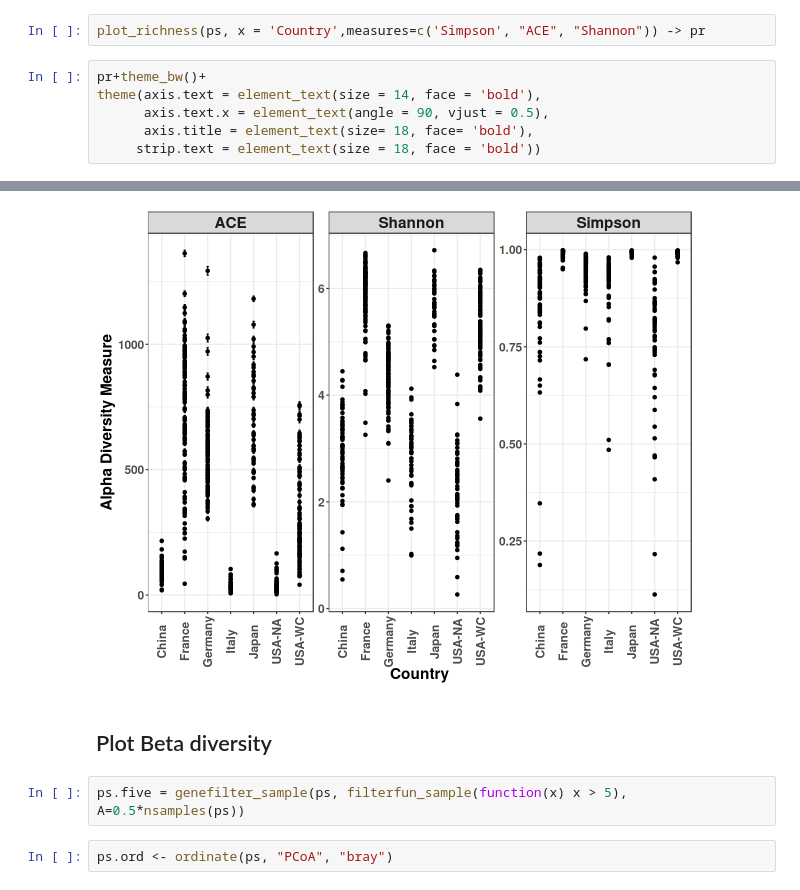
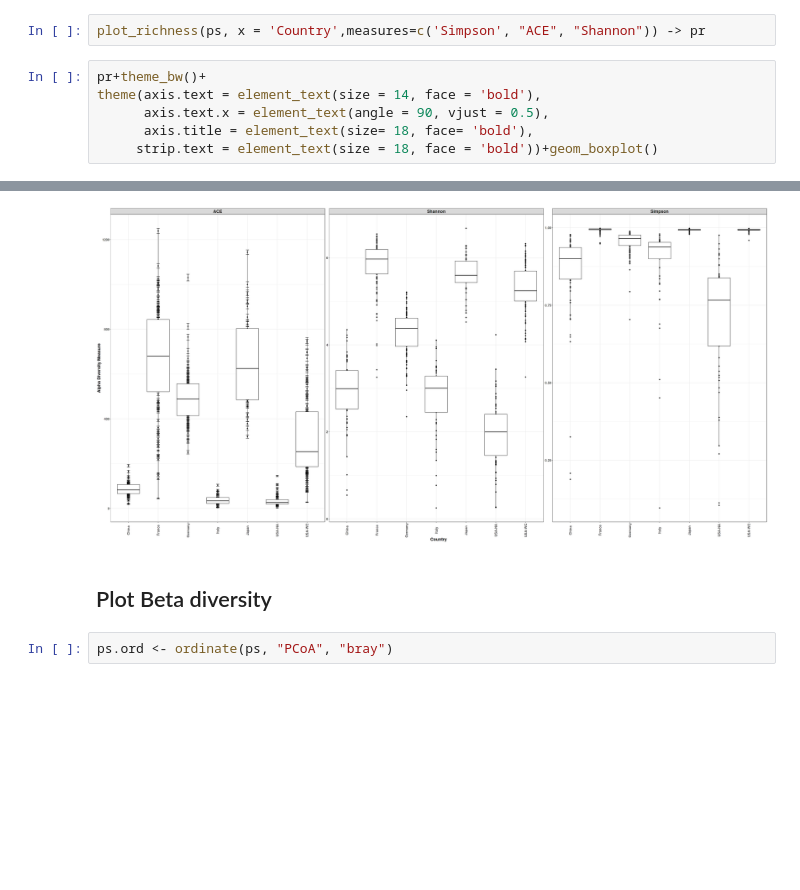
Before and after one commit to omicscodeathon/microbiome_covid19, a Jupyter notebook: notebook/Phyloseq Analysis.ipynb, the cells around one changed output, grey strips where cells are left out. Drawn from its saved outputs; the diff is of its cells as text; blank space fills up the shorter version.

```diff
--- a/notebook/Phyloseq Analysis.ipynb
+++ b/notebook/Phyloseq Analysis.ipynb
@@ -168,5 +188,5 @@ pr+theme_bw()+
 theme(axis.text = element_text(size = 14, face = 'bold'),
       axis.text.x = element_text(angle = 90, vjust = 0.5),
       axis.title = element_text(size= 18, face= 'bold'),
-     strip.text = element_text(size = 18, face = 'bold'))
+     strip.text = element_text(size = 18, face = 'bold'))+geom_boxplot()
 # %% [output]
@@ -173,8 +195,6 @@ theme(axis.text = element_text(size = 14, face = 'bold'),
-[figure, old version]
+[figure, new version]
 # %% [markdown]
 <h2>Plot Beta diversity</h2>
-# %%
-ps.five = genefilter_sample(ps, filterfun_sample(function(x) x > 5), A=0.5*nsamples(ps))
 # %%
 ps.ord <- ordinate(ps, "PCoA", "bray")
 # %% [markdown]
```
Also changed, not shown: parts of 13 cells of this notebook.
